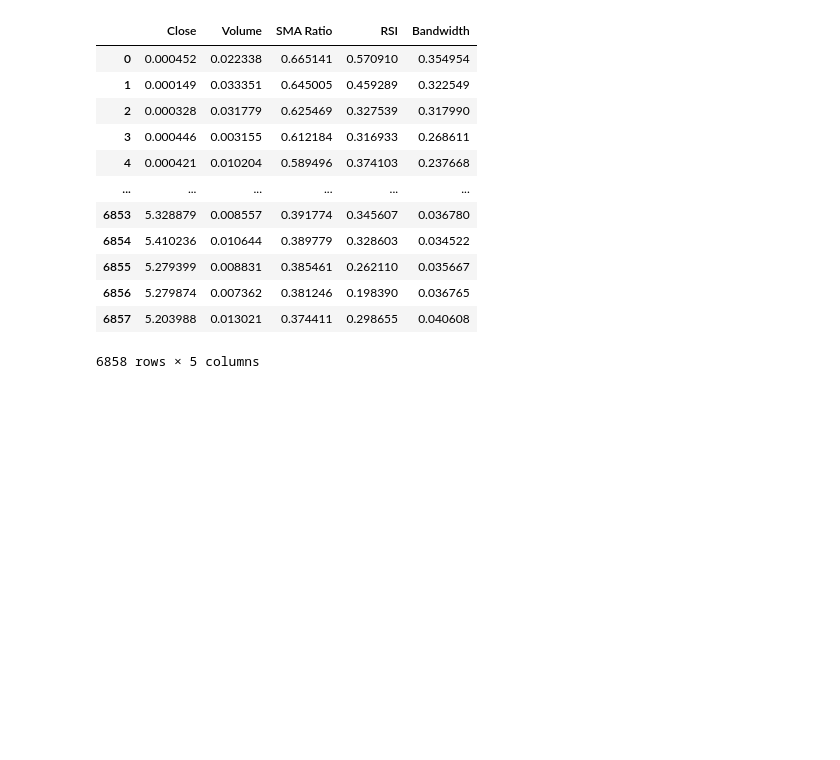
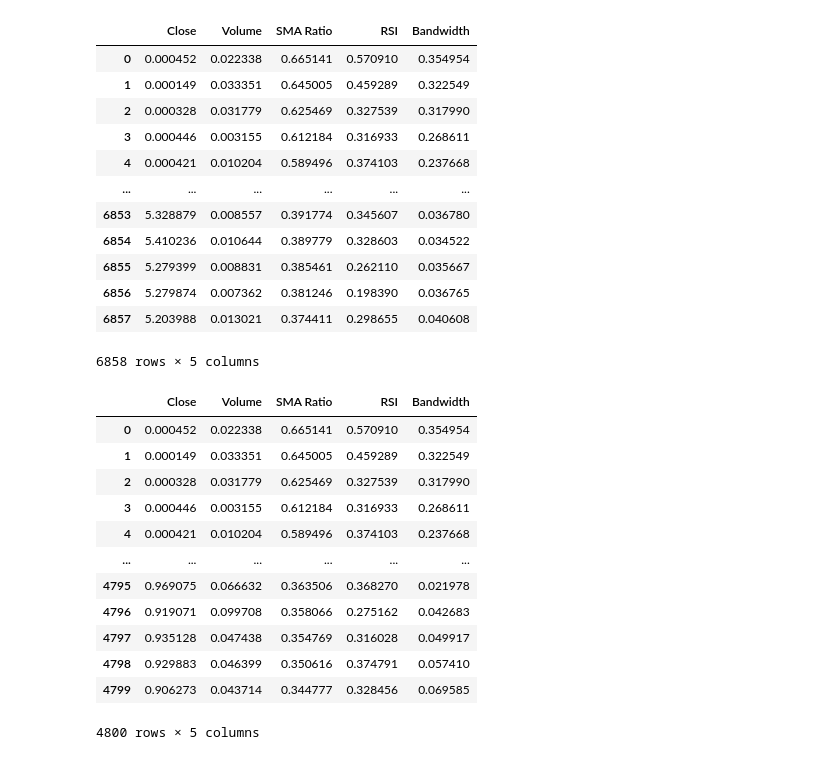
Before and after one commit to joeyallen1/RL_Trading, a Jupyter notebook: Training.ipynb, the cells around one changed output. Saved outputs shown, nothing was run; the diff lists cells and outputs as text; code cells hidden in the pictures; blank space fills up the shorter version.

```diff
--- a/Training.ipynb
+++ b/Training.ipynb
@@ -151,3 +151,23 @@ data
 | 6856 | 5.279874 | 0.007362 | 0.381246 | 0.198390 | 0.036765 |
 | 6857 | 5.203988 | 0.013021 | 0.374411 | 0.298655 | 0.040608 |
 6858 rows × 5 columns
+# %%
+training_data = data.iloc[0:int(0.7 * len(data)), :].copy()
+validation_data = data.iloc[int(0.7 * len(data)):int(0.8 * len(data)), :].copy()
+testing_data = data.iloc[int(0.8 * len(data)):, :].copy()
+# %%
+training_data
+# %% [output]
+|  | Close | Volume | SMA Ratio | RSI | Bandwidth |
+| 0 | 0.000452 | 0.022338 | 0.665141 | 0.570910 | 0.354954 |
+| 1 | 0.000149 | 0.033351 | 0.645005 | 0.459289 | 0.322549 |
+| 2 | 0.000328 | 0.031779 | 0.625469 | 0.327539 | 0.317990 |
+| 3 | 0.000446 | 0.003155 | 0.612184 | 0.316933 | 0.268611 |
+| 4 | 0.000421 | 0.010204 | 0.589496 | 0.374103 | 0.237668 |
+| ... | ... | ... | ... | ... | ... |
+| 4795 | 0.969075 | 0.066632 | 0.363506 | 0.368270 | 0.021978 |
+| 4796 | 0.919071 | 0.099708 | 0.358066 | 0.275162 | 0.042683 |
+| 4797 | 0.935128 | 0.047438 | 0.354769 | 0.316028 | 0.049917 |
+| 4798 | 0.929883 | 0.046399 | 0.350616 | 0.374791 | 0.057410 |
+| 4799 | 0.906273 | 0.043714 | 0.344777 | 0.328456 | 0.069585 |
+4800 rows × 5 columns
```
Also changed, not shown: parts of 7 cells of this notebook.
